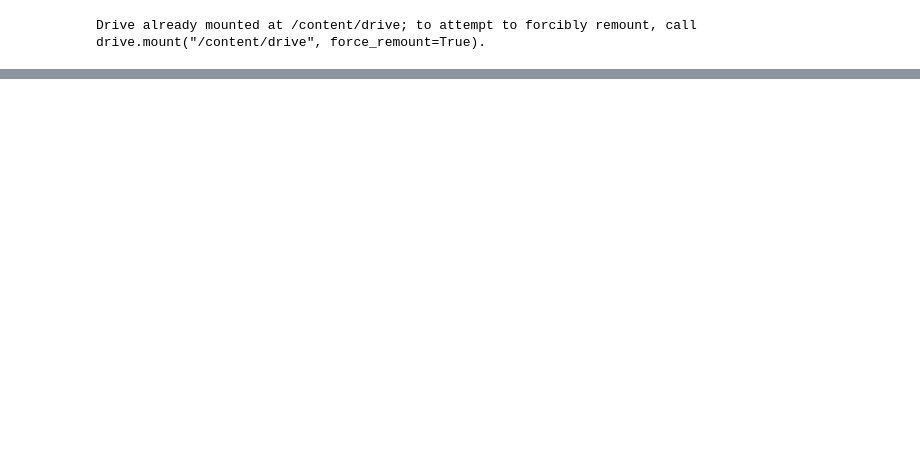
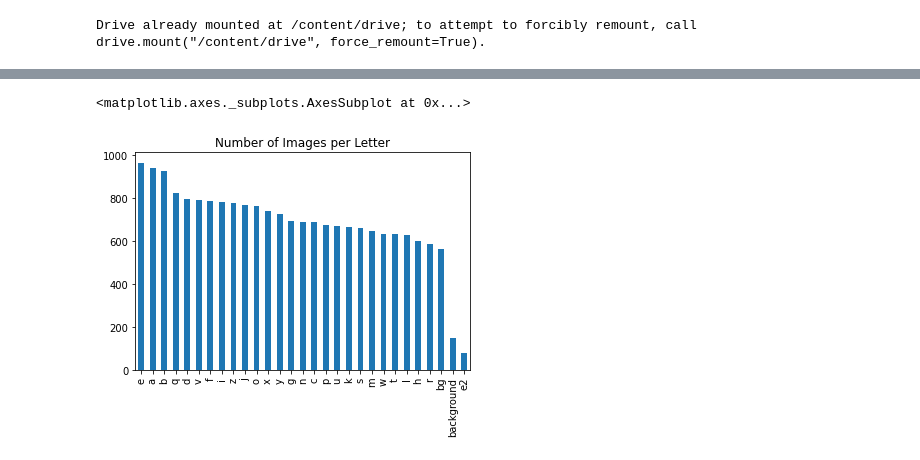
Before and after one commit to merriekay/ASL_translate, a Jupyter notebook: video_to_images.ipynb, the cells around one changed output, grey strips where cells are left out. Cells and saved outputs as stored; diff of their text form; code cells hidden in the pictures; blank space fills up the shorter version.

```diff
--- a/video_to_images.ipynb
+++ b/video_to_images.ipynb
@@ -21,0 +144,21 @@ while success:
+# %%
+# Create a data frame for each file that has: filename, subject ID, letter, skintone, etc
+import pandas as pd
+
+directory = '/content/drive/MyDrive/Student Research Projects/ASL Dataset Project/Images/'
+
+df = pd.DataFrame(columns=('filename', 'subject_ID', 'letter'))
+count = 0
+for f in os.listdir(directory):
+  print(f)
+  count +=1
+  stripped = f.split('.')[0]
+  user = stripped.split('_')[0]
+  if user != 'bg':
+    letter = stripped.split('_')[2]
+  else:
+    letter = 'bg'
+
+  #ideally we'll add a function here that will calculate the user's skin tone
+  values_to_add = pd.Series({'filename': f,'subject_ID': user,'letter': letter},name=count )
+  df.loc[count] = values_to_add
@@ -21,0 +183,5 @@ while success:
+# %%
+df['letter'].value_counts().plot(kind='bar', title='Number of Images per Letter')
+# %% [output]
+<matplotlib.axes._subplots.AxesSubplot at 0x...>
+[figure, added]
```
Also changed, not shown: parts of 17 cells of this notebook.
